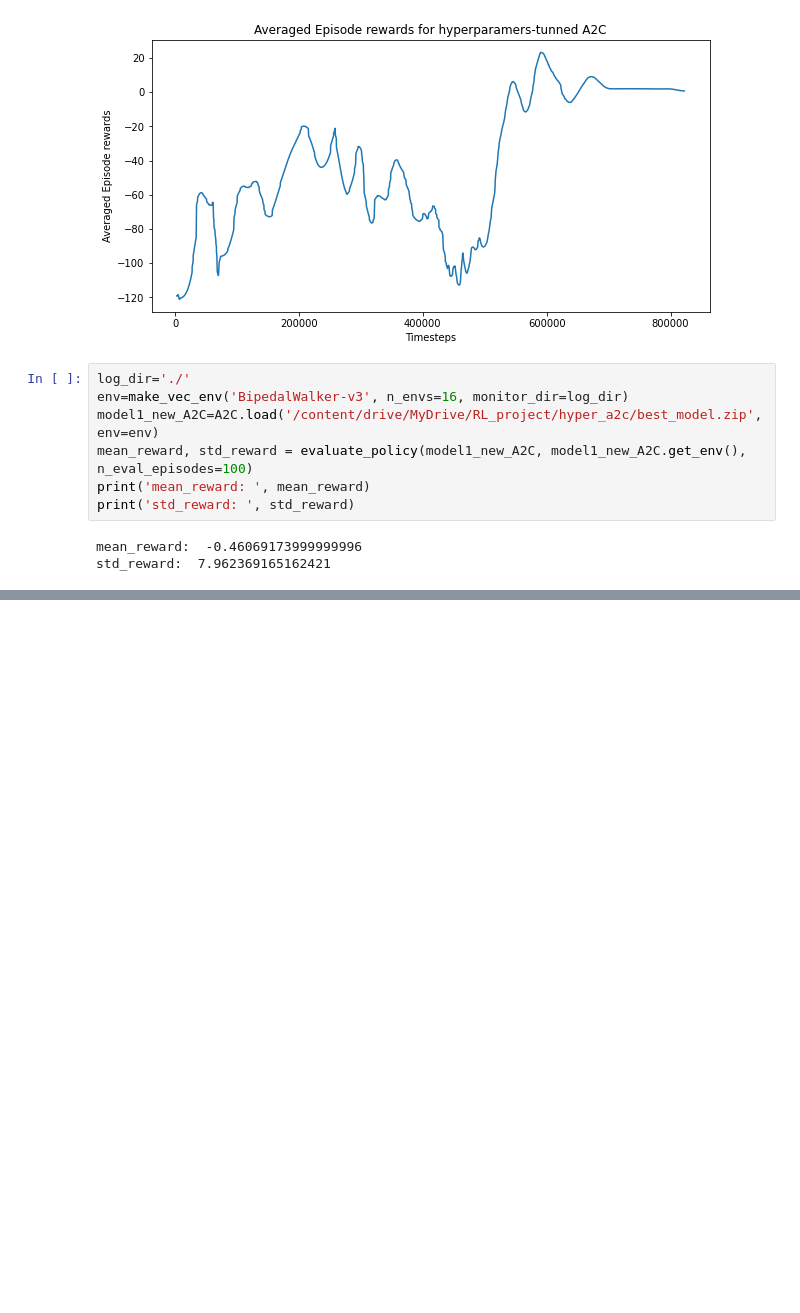
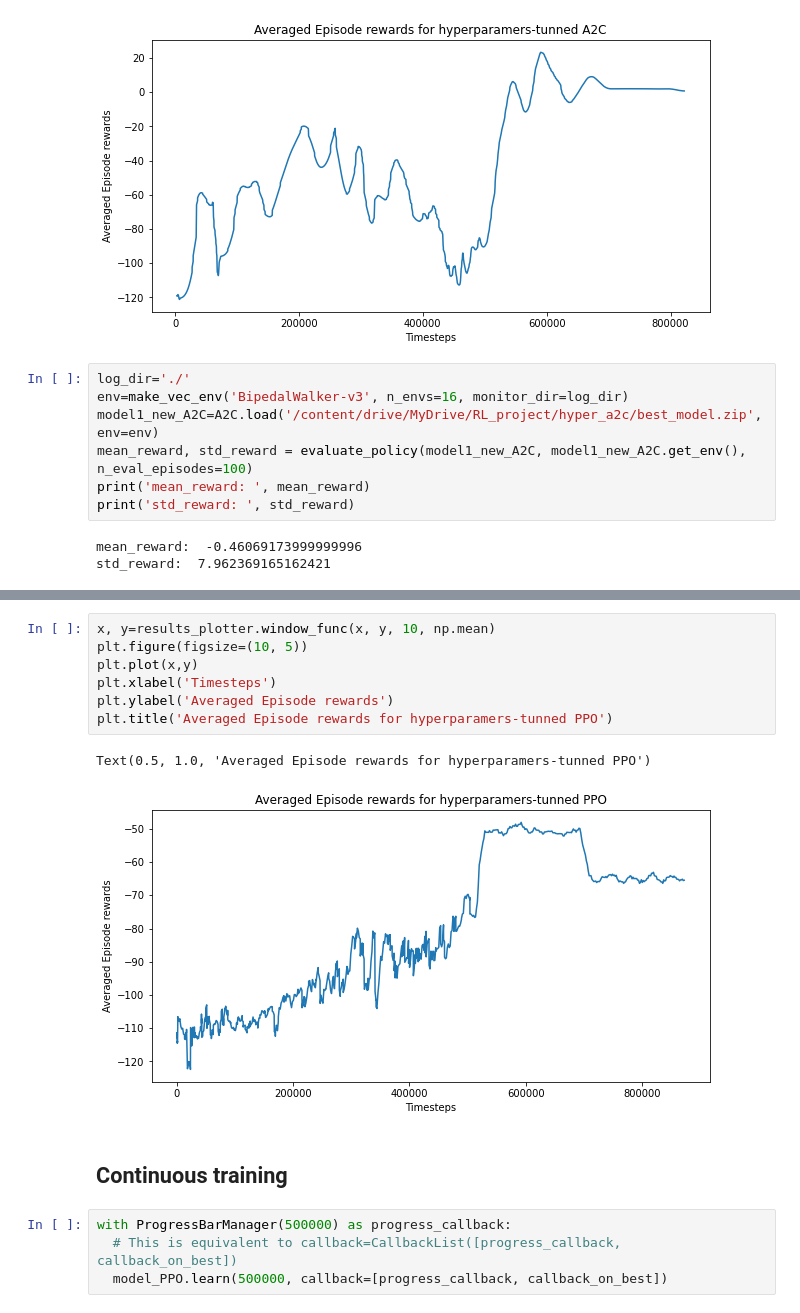
Before and after one commit to Florence-Sun/Algorithm-performance-analysis-on-Bipedal-environment, a Jupyter notebook: Algorithm-performance-analysis-on-BipedalWalker-enviroment.ipynb, the cells around one changed output, grey strips where cells are left out. Saved outputs shown, nothing was run; the diff lists cells and outputs as text; blank space fills up the shorter version.

```diff
--- a/Algorithm-performance-analysis-on-BipedalWalker-enviroment.ipynb
+++ b/Algorithm-performance-analysis-on-BipedalWalker-enviroment.ipynb
@@ -401,0 +465,16 @@ std_reward:  7.962369165162421
+# %%
+x, y=results_plotter.window_func(x, y, 10, np.mean)
+plt.figure(figsize=(10, 5))
+plt.plot(x,y)
+plt.xlabel('Timesteps')
+plt.ylabel('Averaged Episode rewards')
+plt.title('Averaged Episode rewards for hyperparamers-tunned PPO')
+# %% [output]
+Text(0.5, 1.0, 'Averaged Episode rewards for hyperparamers-tunned PPO')
+[figure, added]
+# %% [markdown]
+## Continuous training
+# %%
+with ProgressBarManager(500000) as progress_callback:
+  # This is equivalent to callback=CallbackList([progress_callback, callback_on_best])
+  model_PPO.learn(500000, callback=[progress_callback, callback_on_best])
```
Also changed, not shown: parts of 12 cells of this notebook.
